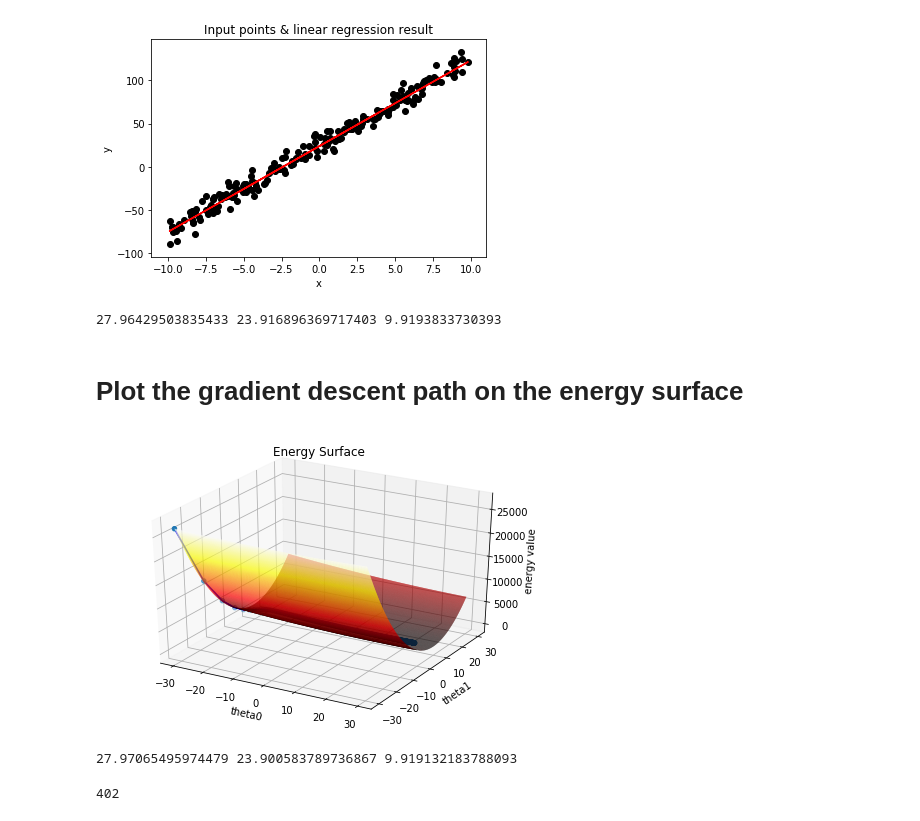
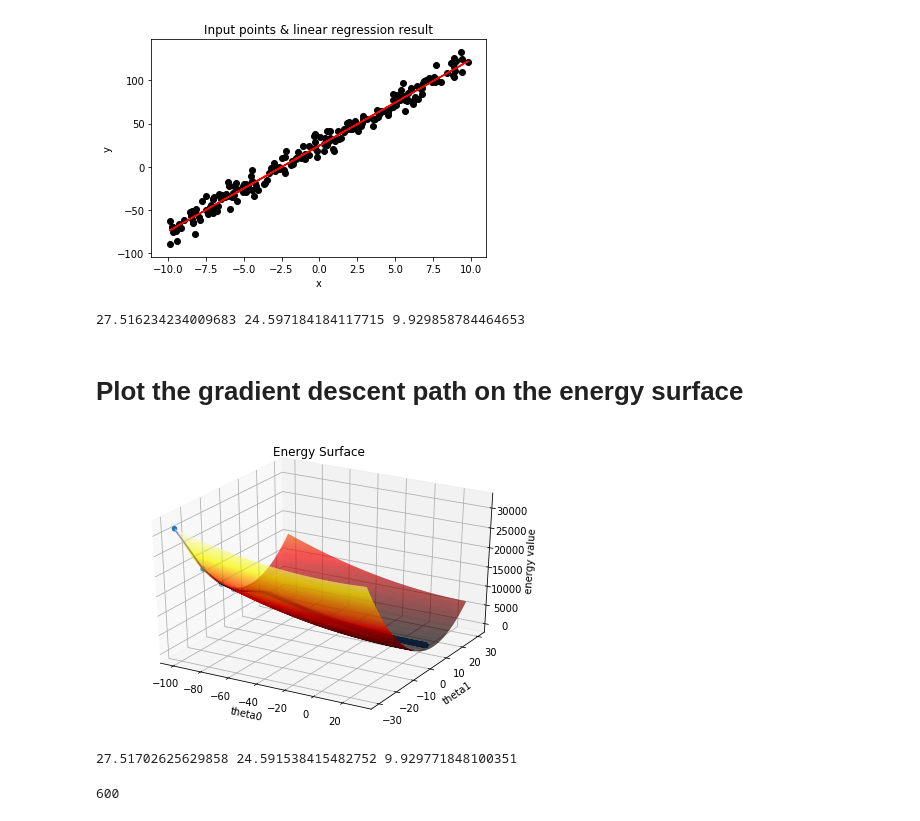
Before and after one commit to HeegonJin/lec_MachineLearning, a Jupyter notebook: assignment03.ipynb, the cells around one changed output. Cells and saved outputs as stored; diff of their text form; code cells hidden in the pictures.

Commit message:
fixed converge condition

```diff
--- a/assignment03.ipynb
+++ b/assignment03.ipynb
@@ -65,7 +65,7 @@ while True: # changing theta values using gradient descent
     theta0, theta1 = Gradient_Descent(m,lr,theta0,theta1)
     theta.append((theta0, theta1))
 
-    if abs(old_theta0 - theta0) < 0.01 and abs(old_theta1 - theta1) < 0.01: #check if the value converges
+    if len(of_val) > 2 and abs(of_val[-1] - of_val[-2]) < 0.001: #check if the value converges
         break
 
     itercount += 1
@@ -85,7 +85,7 @@ plt.show() #input points with linear regression result
 # %%
 print(of_val[-1],theta0,theta1)
 # %% [output]
-27.96429503835433 23.916896369717403 9.9193833730393
+27.516234234009683 24.597184184117715 9.929858784464653
 # %% [markdown]
 # Plot the gradient descent path on the energy surface
 # %%
@@ -93,7 +93,7 @@ from mpl_toolkits.mplot3d import Axes3D
 from matplotlib.path import Path
 import matplotlib.patches as patches
 
-theta0 = np.arange(-30,30,0.1)
+theta0 = np.arange(-100,30,0.1)
 theta1 = np.arange(-30,30,0.1)
 t0, t1 = np.meshgrid(theta0, theta1)
 
@@ -105,41 +105,41 @@ ax.set_title("Energy Surface")
 ax.plot_surface(t0, t1, z, rstride=1, cstride=1, cmap='hot')
 ax.set_xlabel('theta0')
 ax.set_ylabel('theta1')
 ax.set_zlabel('energy value')
 
 lr = 0.01 # let learning rate 0.01
-theta0 = -30
+theta0 = -100
 theta1 = -30
 of_val = [] #object function value
 t0 = [] #contains theta values during each step
 t1 = []
 itermax = 1000
 itercount = 0
 while True: # changing theta values using gradient descent
 
     if itercount >= itermax: #if more than 1000 iter, break the loop
         break
     t0.append(theta0)
     t1.append(theta1)
     old_theta0, old_theta1 = theta0, theta1
     of_val.append(Objective_Function(m, theta0, theta1))
     theta0, theta1 = Gradient_Descent(m,lr,theta0,theta1)
 
-    if abs(old_theta0 - theta0) < 0.01 and abs(old_theta1 - theta1) < 0.01: #check if the value converges
+    if len(of_val) > 2 and abs(of_val[-1] - of_val[-2]) < 0.001: #check if the value converges
         break
 
     itercount += 1
 
 ax.scatter(t0, t1, of_val)
 ax.plot(t0, t1, of_val, color = 'b')
 plt.show()
 # %% [output]
-[figure, old version]
+[figure, new version]
 # %%
 print(of_val[-1],t0[-1], t1[-1])
 # %% [output]
-27.97065495974479 23.900583789736867 9.919132183788093
+27.51702625629858 24.591538415482752 9.929771848100351
 # %%
 print(itercount)
 # %% [output]
-402
+600
```
